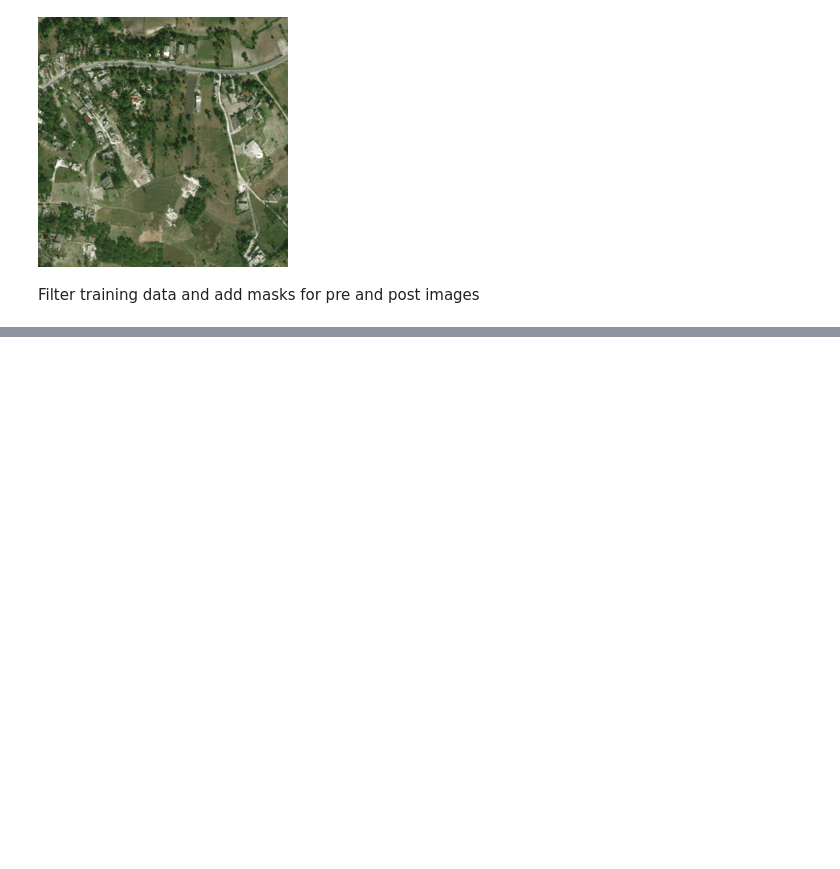
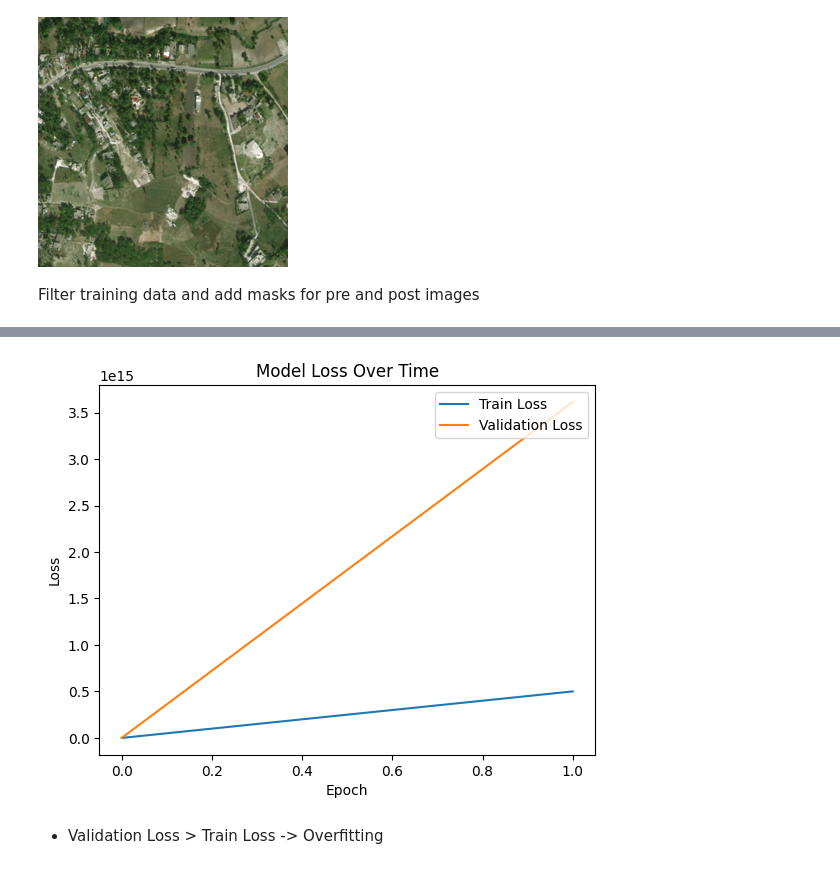
Before and after one commit to cricksmaidiene/alivio, a Jupyter notebook: src/04_models/baseline_cnn.ipynb, the cells around one changed output, grey strips where cells are left out. Drawn from its saved outputs; the diff is of its cells as text; code cells hidden in the pictures; blank space fills up the shorter version.

Commit message:
feat: finish baseline model with overfit

```diff
--- a/src/04_models/baseline_cnn.ipynb
+++ b/src/04_models/baseline_cnn.ipynb
@@ -273,0 +250,3 @@ _________________________________________________________________
+# %%
+# Combine the pre and post datasets
+combined_dataset = pre_dataset.concatenate(post_dataset)
@@ -273,0 +269,2 @@ _________________________________________________________________
+# %%
+BATCH_SIZE = 32
@@ -273,0 +273,30 @@ _________________________________________________________________
+# %%
+model = tf.keras.models.Sequential([
+    tf.keras.layers.InputLayer(input_shape=(1024, 1024, 3)),
+
+    # Encoder: Downsample the input
+    tf.keras.layers.Conv2D(16, (3, 3), activation='relu', padding='same'),
+    tf.keras.layers.MaxPooling2D((2, 2)),
+    tf.keras.layers.Conv2D(32, (3, 3), activation='relu', padding='same'),
+    tf.keras.layers.MaxPooling2D((2, 2)),
+    tf.keras.layers.Conv2D(64, (3, 3), activation='relu', padding='same'),
+    tf.keras.layers.MaxPooling2D((2, 2)),
+
+    # Bottleneck: Deep features
+    tf.keras.layers.Conv2D(128, (3, 3), activation='relu', padding='same'),
+    tf.keras.layers.Conv2D(128, (3, 3), activation='relu', padding='same'),
+
+    # Decoder: Upsamples the feature map back to the original image size.
+    tf.keras.layers.Conv2DTranspose(64, (3, 3), strides=(2, 2), padding='same', activation='relu'),
+    tf.keras.layers.Conv2DTranspose(32, (3, 3), strides=(2, 2), padding='same', activation='relu'),
+    tf.keras.layers.Conv2DTranspose(16, (3, 3), strides=(2, 2), padding='same', activation='relu'),
+
+    # Output layer: One filter for each class. Uses 'softmax' to predict class probabilities for each pixel.
+    tf.keras.layers.Conv2D(len(color_map), (1, 1), activation='softmax')
+])
+
+# Compile the model
+model.compile(optimizer='adam', loss='categorical_crossentropy', metrics=['accuracy'])
+
+# Model summary to check the architecture and number of parameters
+model.summary()
@@ -273,0 +321,2 @@ _________________________________________________________________
+# %%
+training_history = model.fit(train_dataset, epochs=3, validation_data=val_dataset, batch_size=BATCH_SIZE,)
@@ -273,0 +332,12 @@ _________________________________________________________________
+# %%
+plt.plot(training_history.history['loss'], label='Train Loss')
+plt.plot(training_history.history['val_loss'], label='Validation Loss')
+plt.title('Model Loss Over Time')
+plt.ylabel('Loss')
+plt.xlabel('Epoch')
+plt.legend(loc='upper right')
+plt.show()
+# %% [output]
+[figure, added]
+# %% [markdown]
+* Validation Loss > Train Loss -> Overfitting
```
Also changed, not shown: parts of 23 cells of this notebook, 1 other file.
